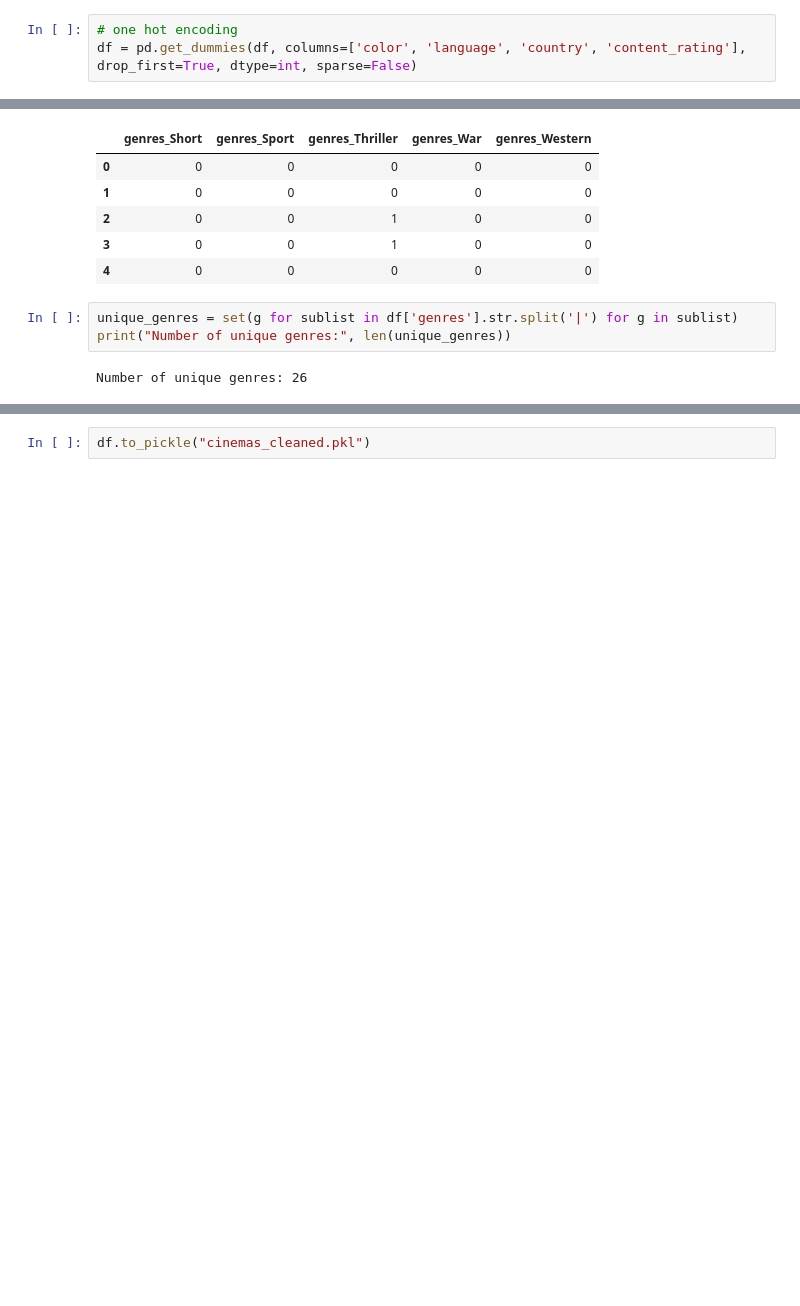
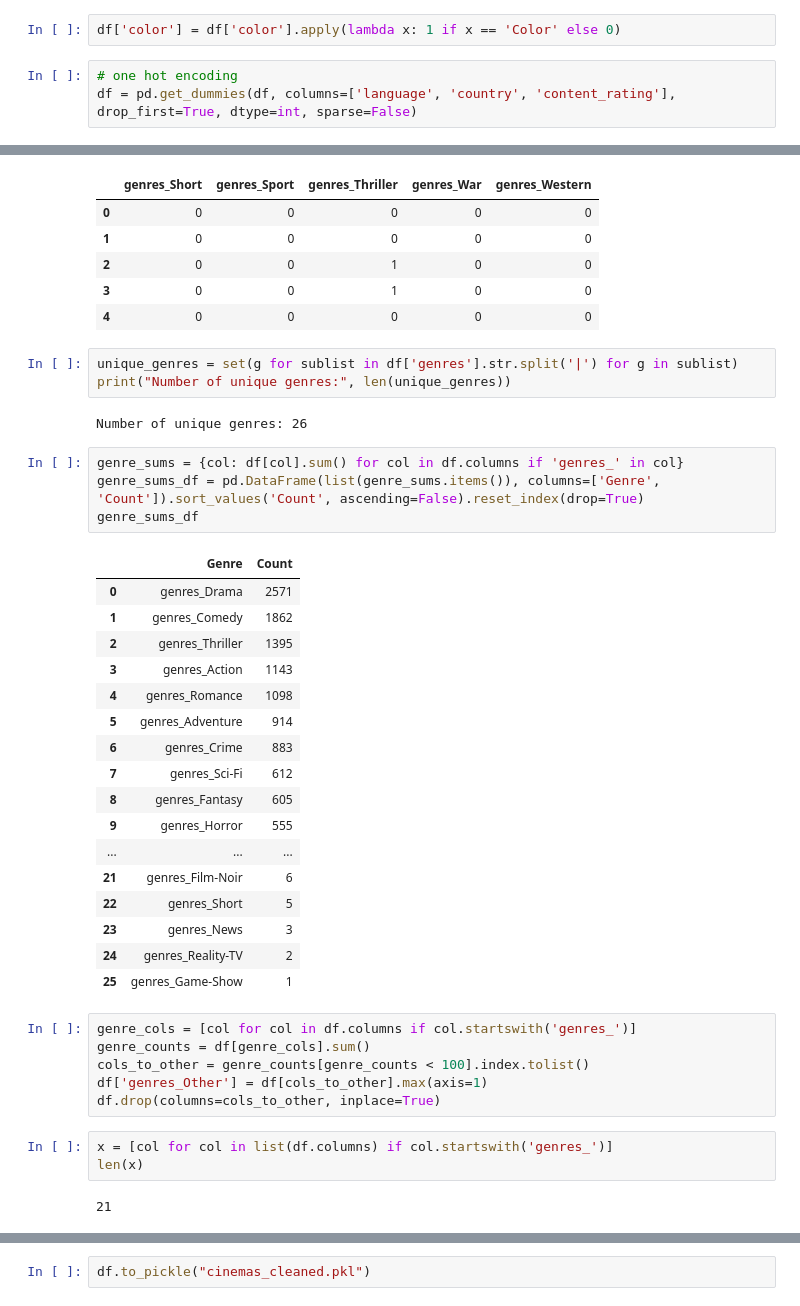
Before and after one commit to metrych-creator/cinemas, a Jupyter notebook: preprocessing.ipynb, the cells around one changed output, grey strips where cells are left out. Saved outputs shown, nothing was run; the diff lists cells and outputs as text; blank space fills up the shorter version.

Commit message:
genres and keywords preproc

```diff
--- a/preprocessing.ipynb
+++ b/preprocessing.ipynb
@@ -268,9 +275,11 @@ color
 language
 country
 content_rating
+# %%
+df['color'] = df['color'].apply(lambda x: 1 if x == 'Color' else 0)
 # %%
 # one hot encoding
-df = pd.get_dummies(df, columns=['color', 'language', 'country', 'content_rating'], drop_first=True, dtype=int, sparse=False)
+df = pd.get_dummies(df, columns=['language', 'country', 'content_rating'], drop_first=True, dtype=int, sparse=False)
 # %%
 df.iloc[:5, -10:]
 # %% [output]
@@ -310,3 +319,36 @@ unique_genres = set(g for sublist in df['genres'].str.split('|') for g in sublis
 print("Number of unique genres:", len(unique_genres))
 # %% [output]
 Number of unique genres: 26
+# %%
+genre_sums = {col: df[col].sum() for col in df.columns if 'genres_' in col}
+genre_sums_df = pd.DataFrame(list(genre_sums.items()), columns=['Genre', 'Count']).sort_values('Count', ascending=False).reset_index(drop=True)
+genre_sums_df
+# %% [output]
+|  | Genre | Count |
+| 0 | genres_Drama | 2571 |
+| 1 | genres_Comedy | 1862 |
+| 2 | genres_Thriller | 1395 |
+| 3 | genres_Action | 1143 |
+| 4 | genres_Romance | 1098 |
+| 5 | genres_Adventure | 914 |
+| 6 | genres_Crime | 883 |
+| 7 | genres_Sci-Fi | 612 |
+| 8 | genres_Fantasy | 605 |
+| 9 | genres_Horror | 555 |
+| ... | ... | ... |
+| 21 | genres_Film-Noir | 6 |
+| 22 | genres_Short | 5 |
+| 23 | genres_News | 3 |
+| 24 | genres_Reality-TV | 2 |
+| 25 | genres_Game-Show | 1 |
+# %%
+genre_cols = [col for col in df.columns if col.startswith('genres_')]
+genre_counts = df[genre_cols].sum()
+cols_to_other = genre_counts[genre_counts < 100].index.tolist()
+df['genres_Other'] = df[cols_to_other].max(axis=1)
+df.drop(columns=cols_to_other, inplace=True)
+# %%
+x = [col for col in list(df.columns) if col.startswith('genres_')]
+len(x)
+# %% [output]
+21
```
Also changed, not shown: parts of 7 cells of this notebook, 1 other file.
